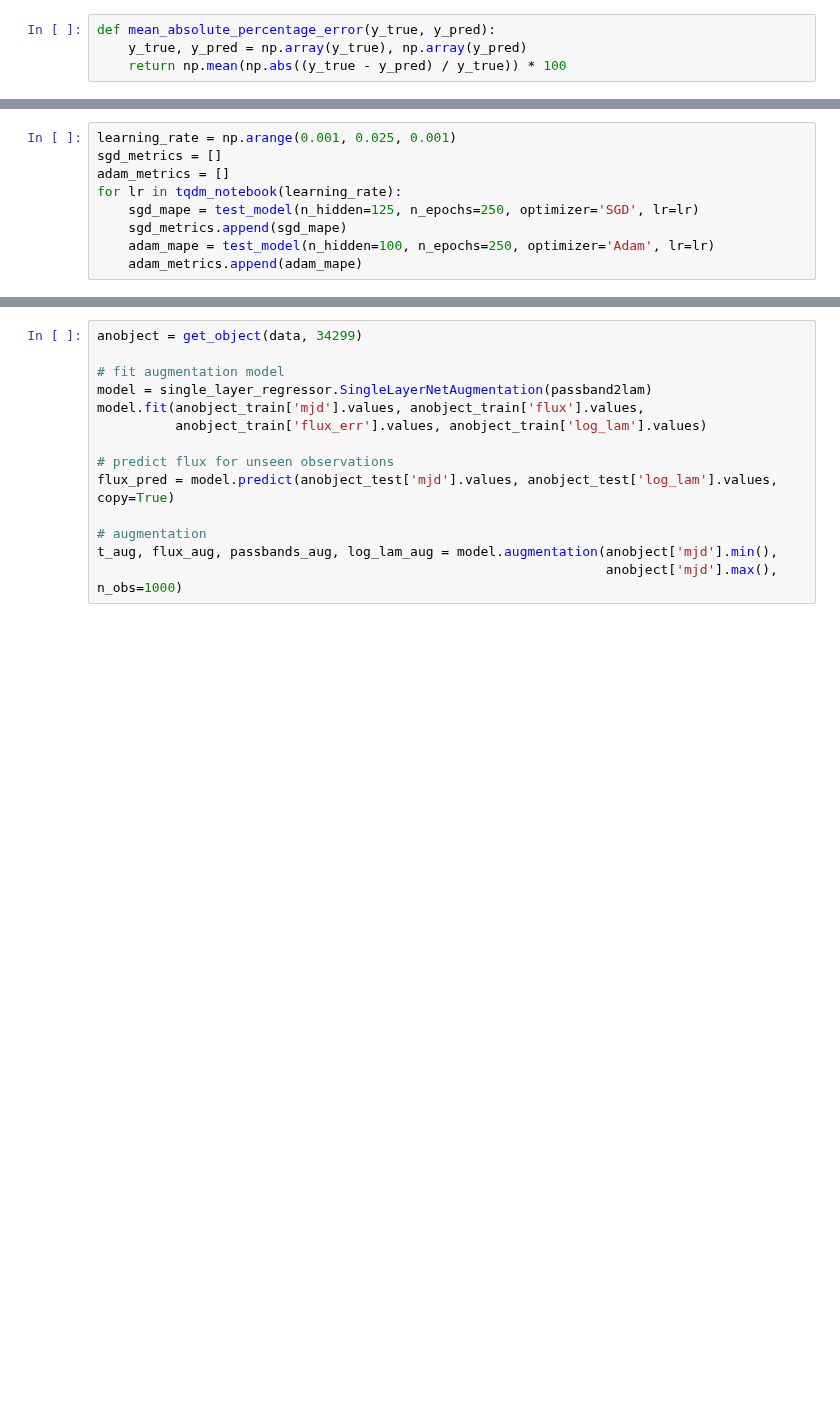
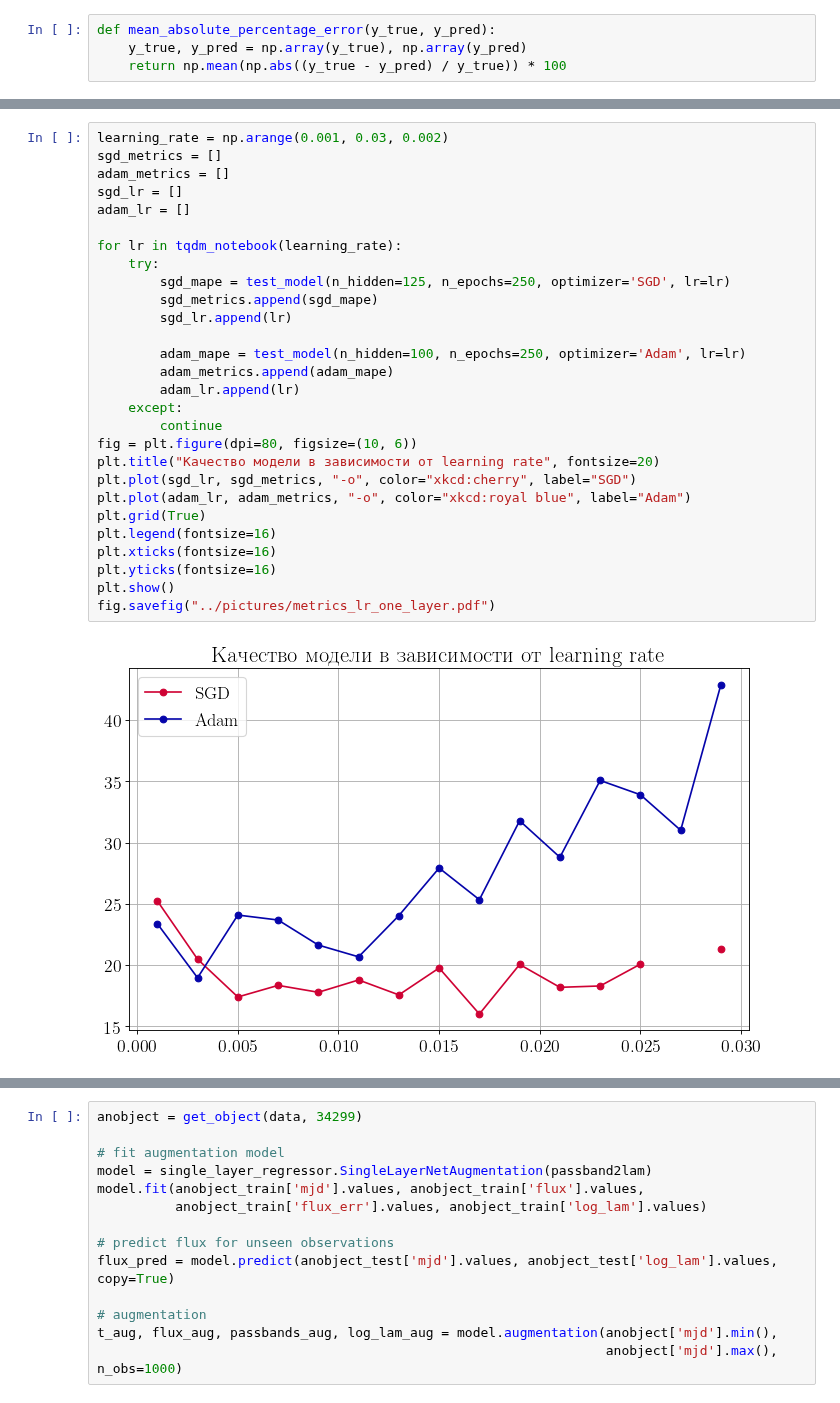
Before and after one commit to HSE-LAMBDA/light_curve_approx, a Jupyter notebook: notebooks/ChooseSingleLayerNet.ipynb, the cells around one changed output, grey strips where cells are left out. Drawn from its saved outputs; the diff is of its cells as text; blank space fills up the shorter version.

```diff
--- a/notebooks/ChooseSingleLayerNet.ipynb
+++ b/notebooks/ChooseSingleLayerNet.ipynb
@@ -232,11 +236,32 @@ def test_model(n_hidden=10, n_epochs=100, batch_size=1, lr=0.01, optimizer='SGD'
         metrics.append(mape)
     return np.mean(metrics)
 # %%
-learning_rate = np.arange(0.001, 0.025, 0.001)
+learning_rate = np.arange(0.001, 0.03, 0.002)
 sgd_metrics = []
 adam_metrics = []
+sgd_lr = []
+adam_lr = []
+
 for lr in tqdm_notebook(learning_rate):
-    sgd_mape = test_model(n_hidden=125, n_epochs=250, optimizer='SGD', lr=lr)
-    sgd_metrics.append(sgd_mape)
-    adam_mape = test_model(n_hidden=100, n_epochs=250, optimizer='Adam', lr=lr)
-    adam_metrics.append(adam_mape)
+    try:
+        sgd_mape = test_model(n_hidden=125, n_epochs=250, optimizer='SGD', lr=lr)
+        sgd_metrics.append(sgd_mape)
+        sgd_lr.append(lr)
+
+        adam_mape = test_model(n_hidden=100, n_epochs=250, optimizer='Adam', lr=lr)
+        adam_metrics.append(adam_mape)
+        adam_lr.append(lr)
+    except:
+        continue
+fig = plt.figure(dpi=80, figsize=(10, 6))
+plt.title("Качество модели в зависимости от learning rate", fontsize=20)
+plt.plot(sgd_lr, sgd_metrics, "-o", color="xkcd:cherry", label="SGD")
+plt.plot(adam_lr, adam_metrics, "-o", color="xkcd:royal blue", label="Adam")
+plt.grid(True)
+plt.legend(fontsize=16)
+plt.xticks(fontsize=16)
+plt.yticks(fontsize=16)
+plt.show()
+fig.savefig("../pictures/metrics_lr_one_layer.pdf")
+# %% [output]
+[figure, added]
```
Also changed, not shown: parts of 13 cells of this notebook, 10 other files.
